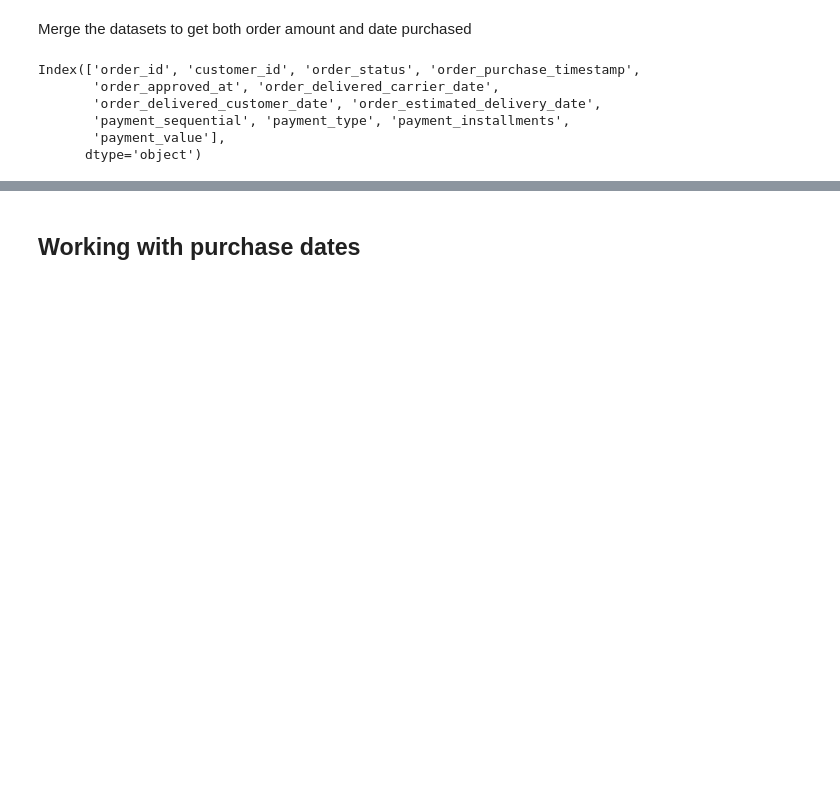
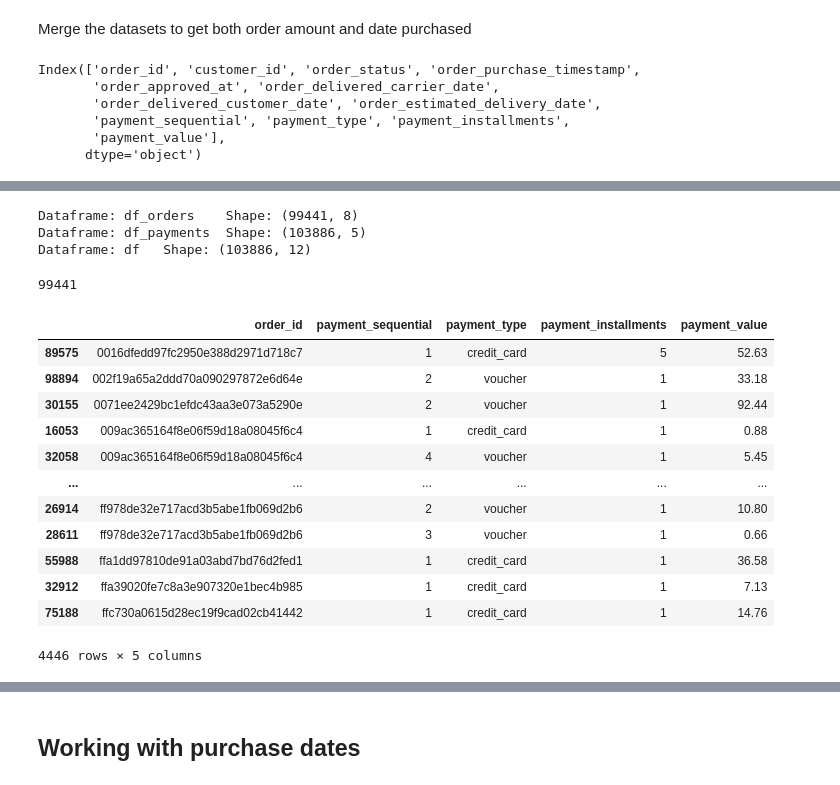
Before and after one commit to chusk2/git_, a Jupyter notebook: olist.ipynb, the cells around one changed output, grey strips where cells are left out. Drawn from its saved outputs; the diff is of its cells as text; code cells hidden in the pictures; blank space fills up the shorter version.

```diff
--- a/olist.ipynb
+++ b/olist.ipynb
@@ -137,0 +185,27 @@ Index(['order_id', 'customer_id', 'order_status', 'order_purchase_timestamp',
+# %%
+for name, data in [('df_orders', df_orders), ('df_payments',df_payments), ('df',df)]:
+    print(f'Dataframe: {name}\tShape: {data.shape}')
+# %% [output]
+Dataframe: df_orders    Shape: (99441, 8)
+Dataframe: df_payments  Shape: (103886, 5)
+Dataframe: df   Shape: (103886, 12)
+# %%
+df_orders.order_id.nunique()
+# %% [output]
+99441
+# %%
+ df_payments[df_payments.order_id.duplicated()].sort_values('order_id')
+# %% [output]
+|  | order_id | payment_sequential | payment_type | payment_installments | payment_value |
+| 89575 | 0016dfedd97fc2950e388d2971d718c7 | 1 | credit_card | 5 | 52.63 |
+| 98894 | 002f19a65a2ddd70a090297872e6d64e | 2 | voucher | 1 | 33.18 |
+| 30155 | 0071ee2429bc1efdc43aa3e073a5290e | 2 | voucher | 1 | 92.44 |
+| 16053 | 009ac365164f8e06f59d18a08045f6c4 | 1 | credit_card | 1 | 0.88 |
+| 32058 | 009ac365164f8e06f59d18a08045f6c4 | 4 | voucher | 1 | 5.45 |
+| ... | ... | ... | ... | ... | ... |
+| 26914 | ff978de32e717acd3b5abe1fb069d2b6 | 2 | voucher | 1 | 10.80 |
+| 28611 | ff978de32e717acd3b5abe1fb069d2b6 | 3 | voucher | 1 | 0.66 |
+| 55988 | ffa1dd97810de91a03abd7bd76d2fed1 | 1 | credit_card | 1 | 36.58 |
+| 32912 | ffa39020fe7c8a3e907320e1bec4b985 | 1 | credit_card | 1 | 7.13 |
+| 75188 | ffc730a0615d28ec19f9cad02cb41442 | 1 | credit_card | 1 | 14.76 |
+4446 rows × 5 columns
```
Also changed, not shown: parts of 11 cells of this notebook.
